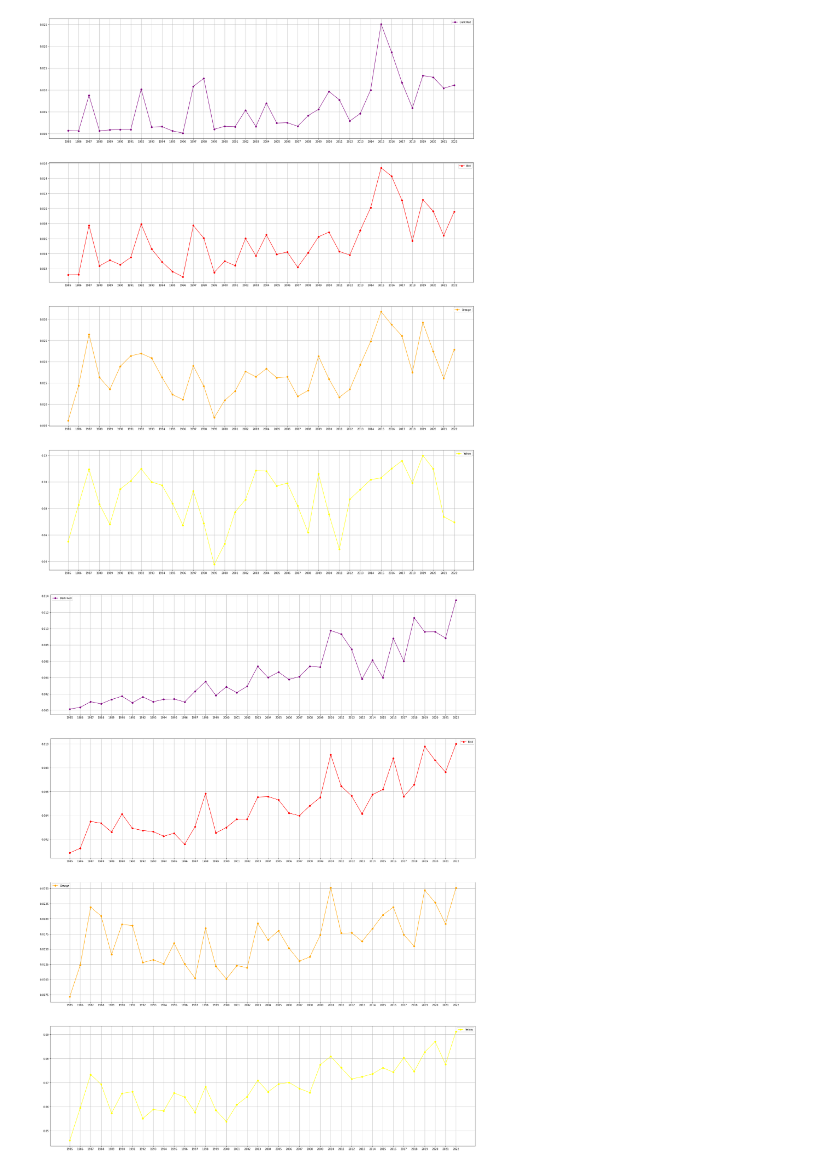
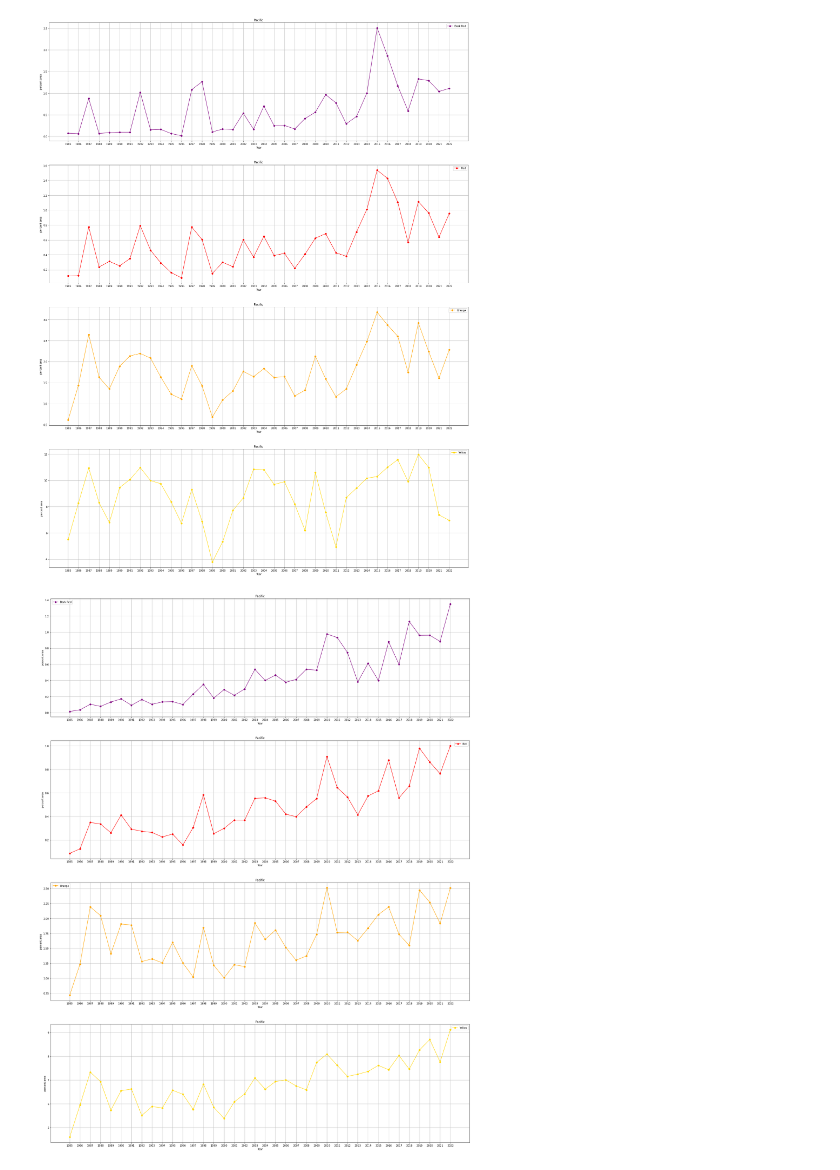
Before and after one commit to AkshitGureja/Coral-Reefs, a Jupyter notebook: CoralReefs.ipynb, the cells around one changed output. Saved outputs shown, nothing was run; the diff lists cells and outputs as text; code cells hidden in the pictures.

```diff
--- a/CoralReefs.ipynb
+++ b/CoralReefs.ipynb
@@ -174,35 +174,36 @@ for region in range(len(region_data)):
 
 color_desc = ["Dark Red", "Land", "Water", "Red", "Orange", "Yellow", "Ice"]
 colors_line = ['purple', '', '', 'red', 'orange', 'gold', 'blue']
-region = ["Pacific","Asia","Austrilia"]
+regions = ["Pacific","Asia","Austrilia"]
+
 for region in range(len(region_avg_data)):
     # print(region)
     i = 0
     fig = plt.figure(figsize=(30,40))
-    plt.title(region[i])
     j = 1
     for color in range(len(gray_vals)):
         # print(gray_vals[color])
         if color == 1 or color == 2 or color == 6:
             continue
 
         color_avg_over_years = []
 
         for year in range(len(region_avg_data[region])):
 
-            color_avg_over_years.append(region_avg_data[region][year][color])
+            color_avg_over_years.append(100*region_avg_data[region][year][color])
         plt.subplot(4,1,j)
         plt.plot(img_list, color_avg_over_years, marker='o', label=color_desc[color], color =colors_line[color])
         plt.xlabel("Year")
         plt.ylabel("percent area")
         plt.grid(True)
+        plt.title(regions[i])
         plt.legend()
         j += 1
         # print(color_avg_over_years)
     plt.legend()
     plt.grid(True)
     plt.show()
     i = i+1
 # %% [output]
-[figure, old version]
+[figure, new version]
-[figure, old version]
+[figure, new version]
```
Also changed, not shown: parts of 1 cell of this notebook.
